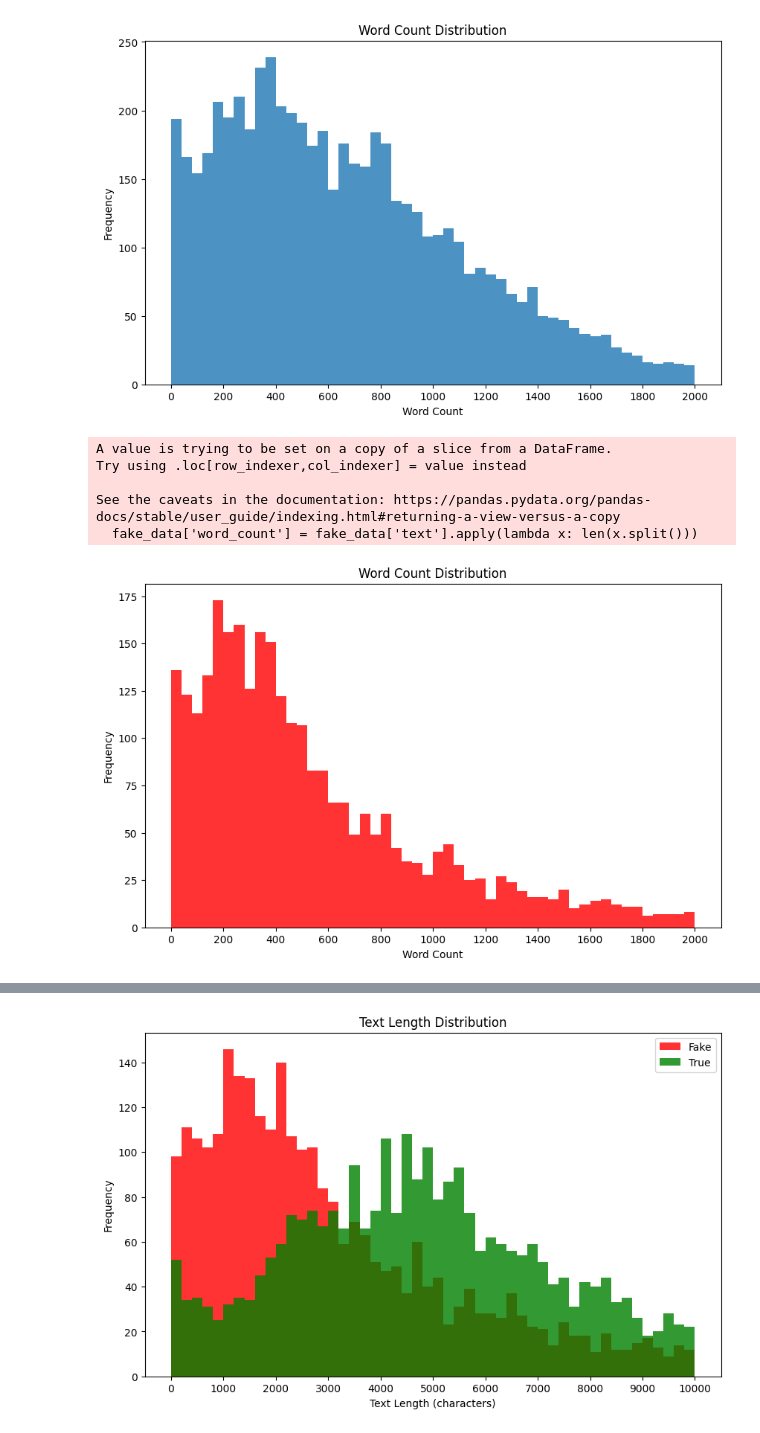
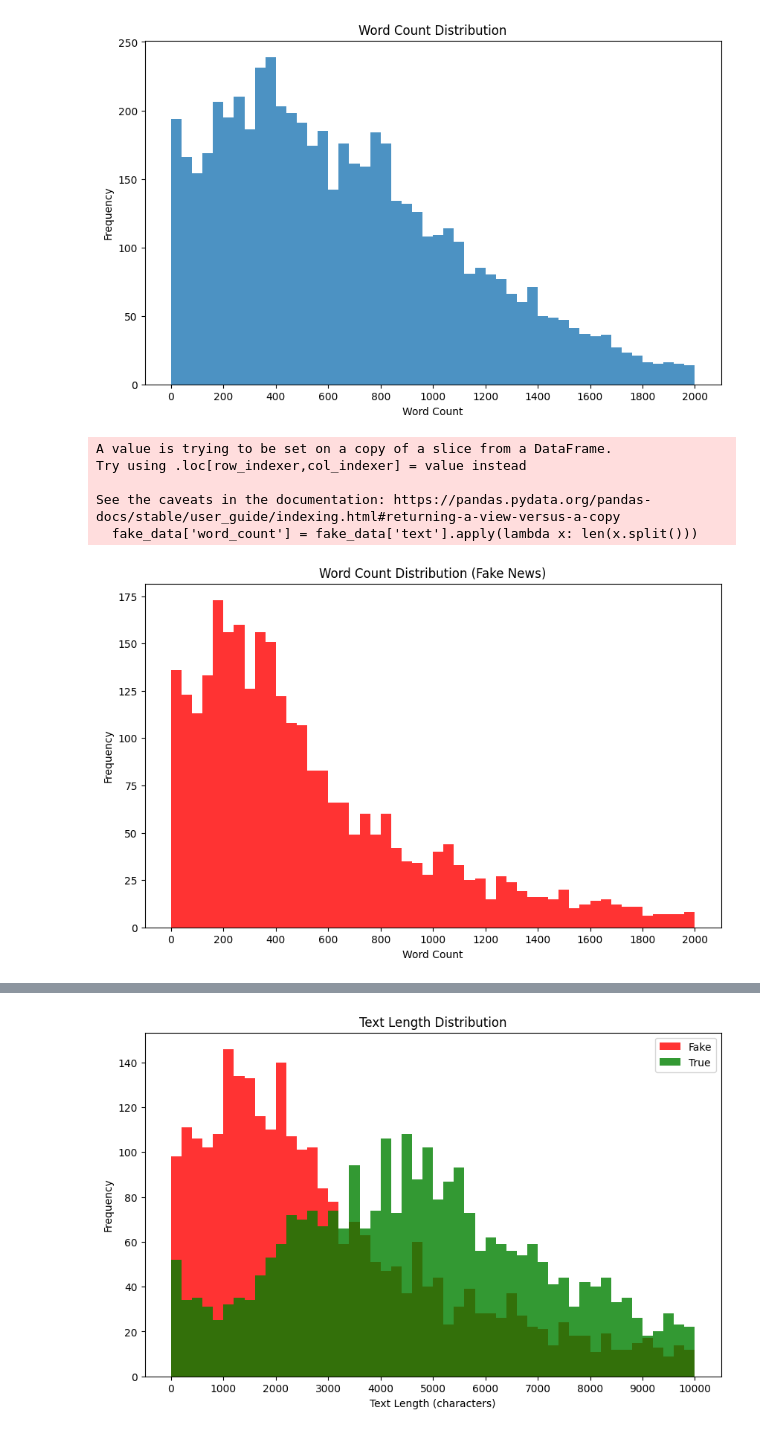
Before and after one commit to valentinvale/FakeNewsDetection, a Jupyter notebook: ValiUCV/sentiment.ipynb, the cells around one changed output, grey strips where cells are left out. Cells and saved outputs as stored; diff of their text form; code cells hidden in the pictures.

```diff
--- a/ValiUCV/sentiment.ipynb
+++ b/ValiUCV/sentiment.ipynb
@@ -192,19 +198,19 @@ plt.show()
 # %%
 fake_data['word_count'] = fake_data['text'].apply(lambda x: len(x.split()))
 plt.figure(figsize=(10, 6))
 plt.hist(fake_data['word_count'], bins=50, alpha=0.8, range=(0, 2000), color='red')
-plt.title('Word Count Distribution')
+plt.title('Word Count Distribution (Fake News)')
 plt.xlabel('Word Count')
 plt.ylabel('Frequency')
 plt.xticks(range(0, 2001, 200))
 plt.show()
 # %% [output]
 A value is trying to be set on a copy of a slice from a DataFrame.
 Try using .loc[row_indexer,col_indexer] = value instead
 
 See the caveats in the documentation: https://pandas.pydata.org/pandas-docs/stable/user_guide/indexing.html#returning-a-view-versus-a-copy
   fake_data['word_count'] = fake_data['text'].apply(lambda x: len(x.split()))
-[figure, old version]
+[figure, new version]
 # %%
 true_data['word_count'] = true_data['text'].apply(lambda x: len(x.split()))
 plt.figure(figsize=(10, 6))
```
Also changed, not shown: parts of 10 cells of this notebook.
